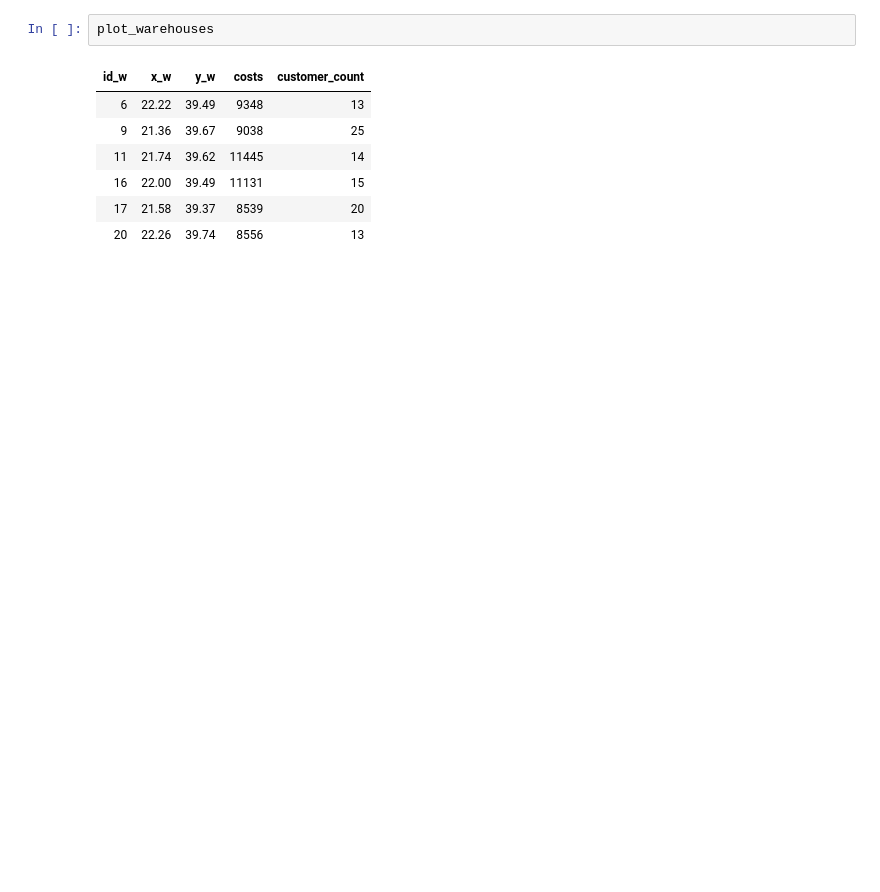
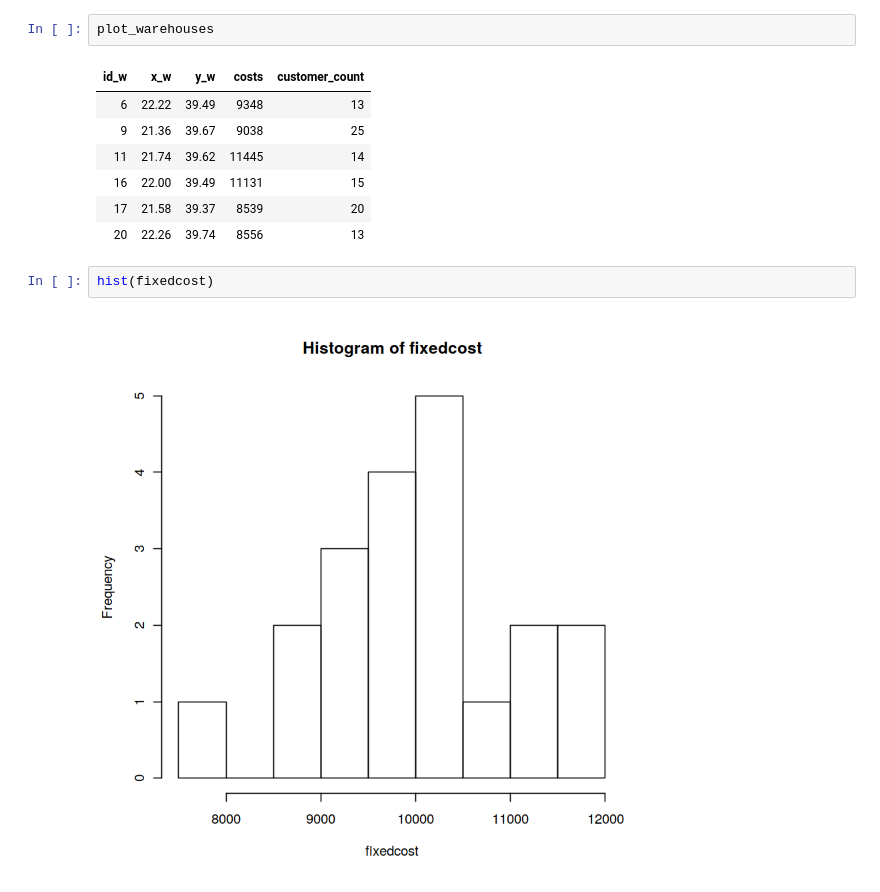
Before and after one commit to moxlos/algorithms, a Jupyter notebook: sims_opt/warehouse_location_opt.ipynb, the cells around one changed output. Saved outputs shown, nothing was run; the diff lists cells and outputs as text; blank space fills up the shorter version.

```diff
--- a/sims_opt/warehouse_location_opt.ipynb
+++ b/sims_opt/warehouse_location_opt.ipynb
@@ -267,3 +267,7 @@ plot_warehouses
 | 16 | 22.00 | 39.49 | 11131 | 15 |
 | 17 | 21.58 | 39.37 | 8539 | 20 |
 | 20 | 22.26 | 39.74 | 8556 | 13 |
+# %%
+hist(fixedcost)
+# %% [output]
+[figure, added]
```
Also changed, not shown: parts of 1 cell of this notebook.
